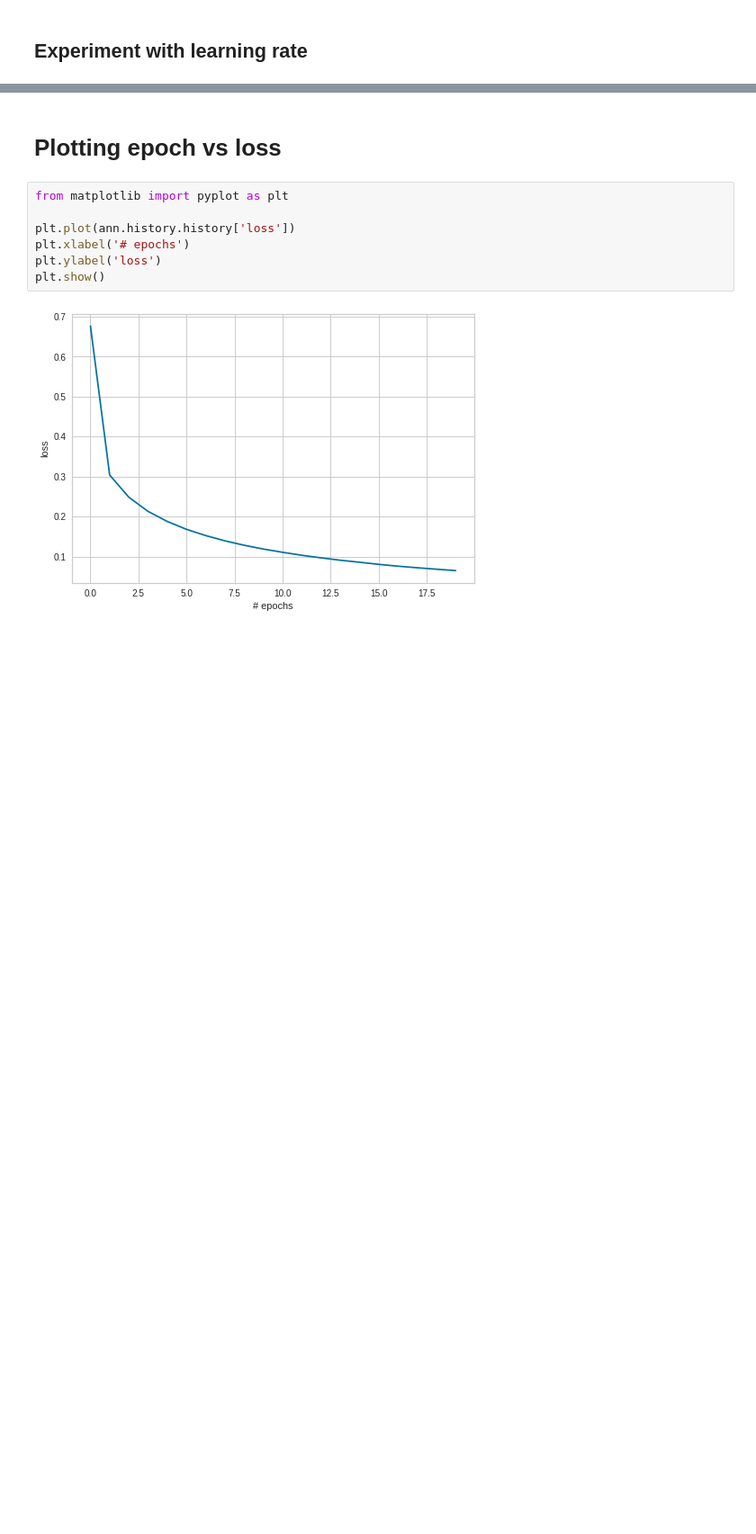
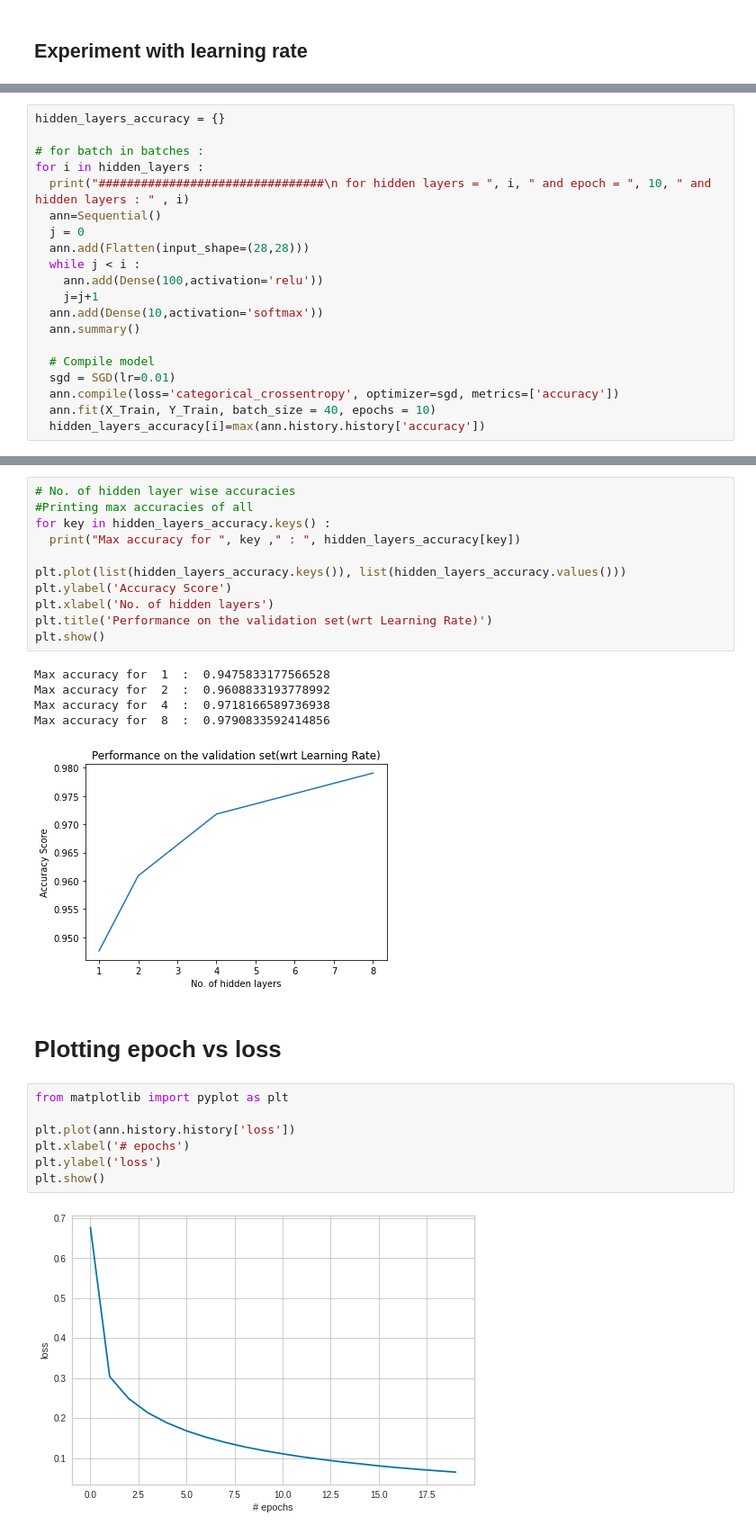
Before and after one commit to weasel-codes/google-colab, a Jupyter notebook: NeuralNetworkMNIST.ipynb, the cells around one changed output, grey strips where cells are left out. Shown at 90% size. Cells and saved outputs as stored; diff of their text form; blank space fills up the shorter version.

```diff
--- a/NeuralNetworkMNIST.ipynb
+++ b/NeuralNetworkMNIST.ipynb
@@ -132,0 +174,20 @@ Epoch 10/10
+# %%
+hidden_layers_accuracy = {}
+
+# for batch in batches :
+for i in hidden_layers :
+  print("################################\n for hidden layers = ", i, " and epoch = ", 10, " and hidden layers : " , i)
+  ann=Sequential()
+  j = 0
+  ann.add(Flatten(input_shape=(28,28)))
+  while j < i :
+    ann.add(Dense(100,activation='relu'))
+    j=j+1
+  ann.add(Dense(10,activation='softmax'))
+  ann.summary()
+
+  # Compile model
+  sgd = SGD(lr=0.01)
+  ann.compile(loss='categorical_crossentropy', optimizer=sgd, metrics=['accuracy'])
+  ann.fit(X_Train, Y_Train, batch_size = 40, epochs = 10)
+  hidden_layers_accuracy[i]=max(ann.history.history['accuracy'])
@@ -133,3 +212,20 @@ Epoch 10/10
+# %%
+# No. of hidden layer wise accuracies
+#Printing max accuracies of all
+for key in hidden_layers_accuracy.keys() :
+  print("Max accuracy for ", key ," : ", hidden_layers_accuracy[key])
+
+plt.plot(list(hidden_layers_accuracy.keys()), list(hidden_layers_accuracy.values()))
+plt.ylabel('Accuracy Score')
+plt.xlabel('No. of hidden layers')
+plt.title('Performance on the validation set(wrt Learning Rate)')
+plt.show()
+# %% [output]
+Max accuracy for  1  :  0.9475833177566528
+Max accuracy for  2  :  0.9608833193778992
+Max accuracy for  4  :  0.9718166589736938
+Max accuracy for  8  :  0.9790833592414856
+[figure, added]
 # %% [markdown]
 # Plotting epoch vs loss
 # %%
```
Also changed, not shown: parts of 9 cells of this notebook.
